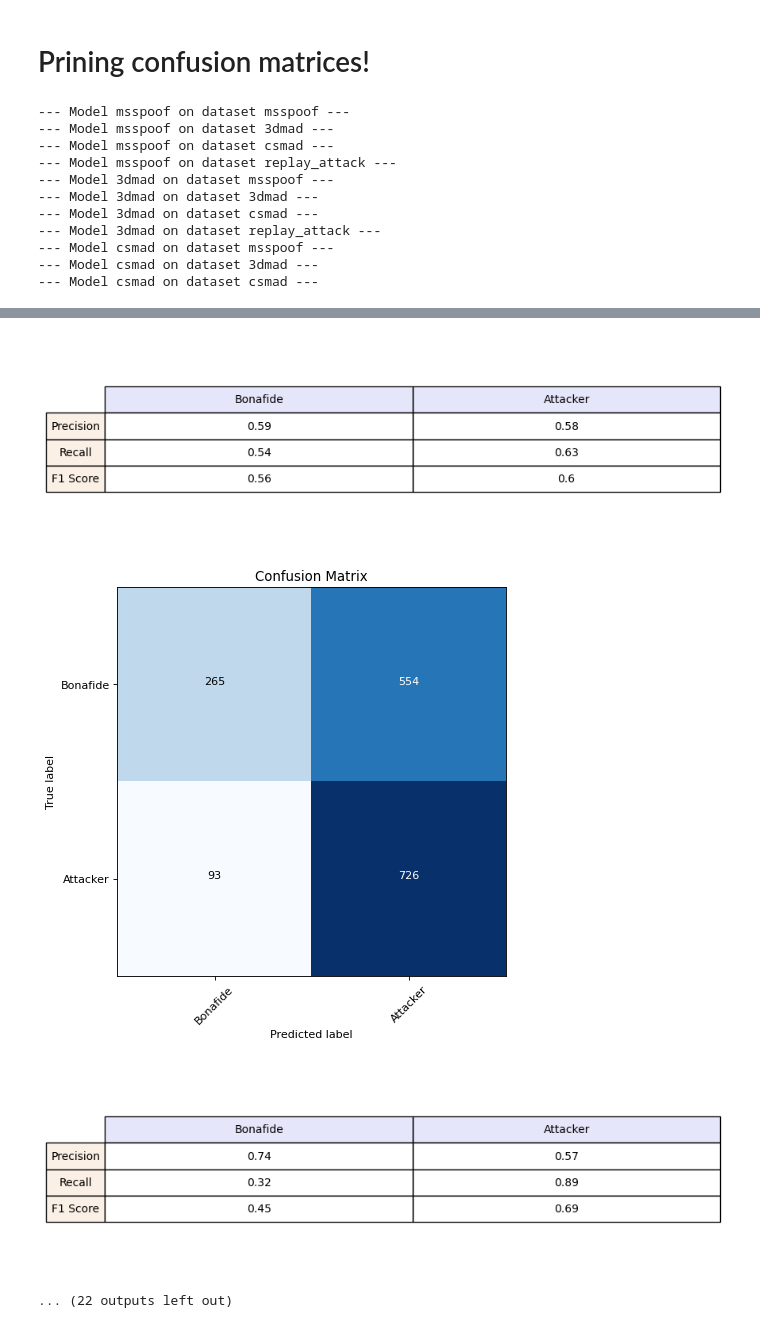
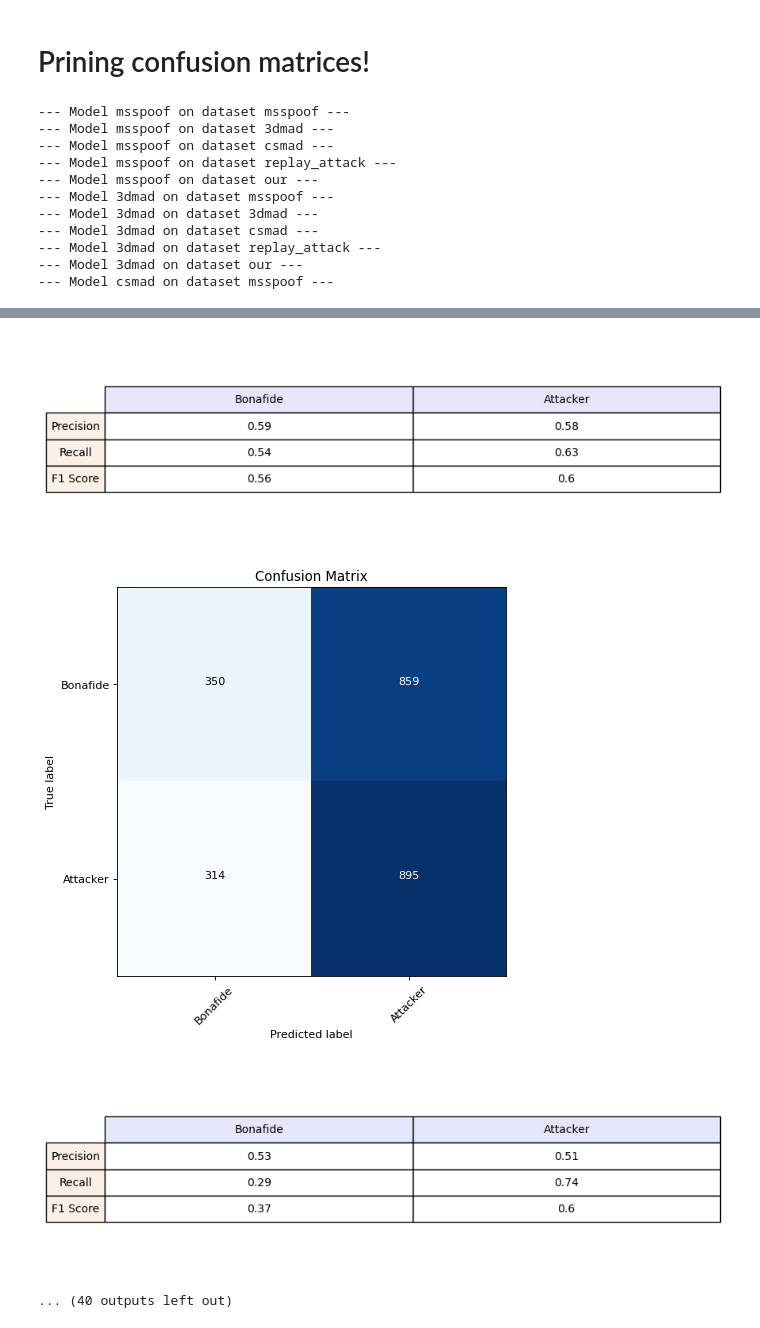
Before and after one commit to ZamDimon/liveness-detection, a Jupyter notebook: confusion_matrices.ipynb, the cells around one changed output, grey strips where cells are left out. Drawn from its saved outputs; the diff is of its cells as text; code cells hidden in the pictures.

Commit message:
:sparkles: add all confusion matrices (finally)

```diff
--- a/confusion_matrices.ipynb
+++ b/confusion_matrices.ipynb
@@ -41,6 +41,7 @@ models = {
     "3dmad": tf.keras.models.load_model("./models/model_3DMAD.h5"),
     "csmad": tf.keras.models.load_model("./models/model_CSMAD.h5"),
     "replay_attack": tf.keras.models.load_model("./models/model_Replay_Attack.h5"),
+    'our': tf.keras.models.load_model("./models/first_task_model.h5")
 }
 
 def get_model(name: str):
@@ -65,11 +66,18 @@ def load_replay_attack(_bonifade, _attack):
     (_, test_X, _, test_Y) = pickle.loads(open(output_np_training_array, "rb").read())
     return test_X, test_Y, 0
 
+def load_our(_bonifade, _attack):
+    root_folder = './datasets/Our'
+    output_np_training_array = os.path.join(root_folder, 'training.array')
+    (_, test_X, _, test_Y, final_test_X, final_test_Y) = pickle.loads(open(output_np_training_array, "rb").read())
+    return test_X, test_Y, 0
+
 base_pathes = {
     'msspoof': './datasets/MSSpoof/MSSpoof_dataset/images',
     '3dmad': './datasets/3DMAD/3DMAD/images',
     'csmad': './datasets/CSMAD/CSMAD/images',
     'replay_attack': './datasets/',
+    'our': './datasets/Our'
 }
 
 load_fns = {
@@ -77,6 +85,7 @@ load_fns = {
     '3dmad': lambda bonifade, attack: loader_3dmad.get_images([bonifade, attack], undersampling=True, mask=False),
     'csmad': load_csmad,
     'replay_attack': load_replay_attack,
+    'our': load_our
 }
 # %%
 def load_dataset(name: str):
@@ -179,7 +188,7 @@ class_names = {"Bonafide", "Attacker"}
 # %% [markdown]
 # Prining confusion matrices!
 # %%
-names = ['msspoof', '3dmad', 'csmad', 'replay_attack']
+names = ['msspoof', '3dmad', 'csmad', 'replay_attack', 'our']
 
 for model_name in names:
     for dataset_name in names:
@@ -204,10 +213,10 @@ for model_name in names:
 --- Model msspoof on dataset 3dmad ---
 --- Model msspoof on dataset csmad ---
 --- Model msspoof on dataset replay_attack ---
+--- Model msspoof on dataset our ---
 --- Model 3dmad on dataset msspoof ---
 --- Model 3dmad on dataset 3dmad ---
 --- Model 3dmad on dataset csmad ---
 --- Model 3dmad on dataset replay_attack ---
+--- Model 3dmad on dataset our ---
 --- Model csmad on dataset msspoof ---
---- Model csmad on dataset 3dmad ---
---- Model csmad on dataset csmad ---
@@ -219,11 +237,11 @@ for model_name in names:
 [figure]
 [figure]
 [figure]
 [figure]
 [figure]
 [figure]
 [figure]
 [figure]
-[figure, old version]
+[figure, new version]
 [figure]
-... (22 outputs left out)
+... (40 outputs left out)
```
Also changed, not shown: parts of 1 cell of this notebook, 10 other files.
